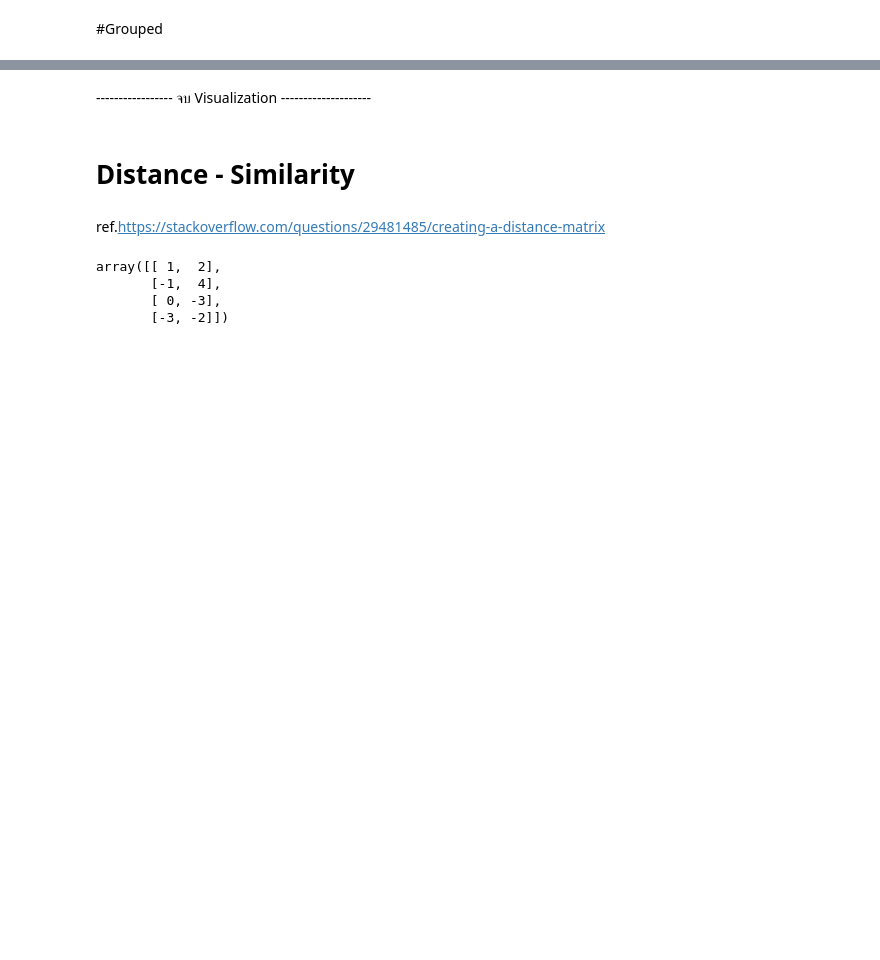
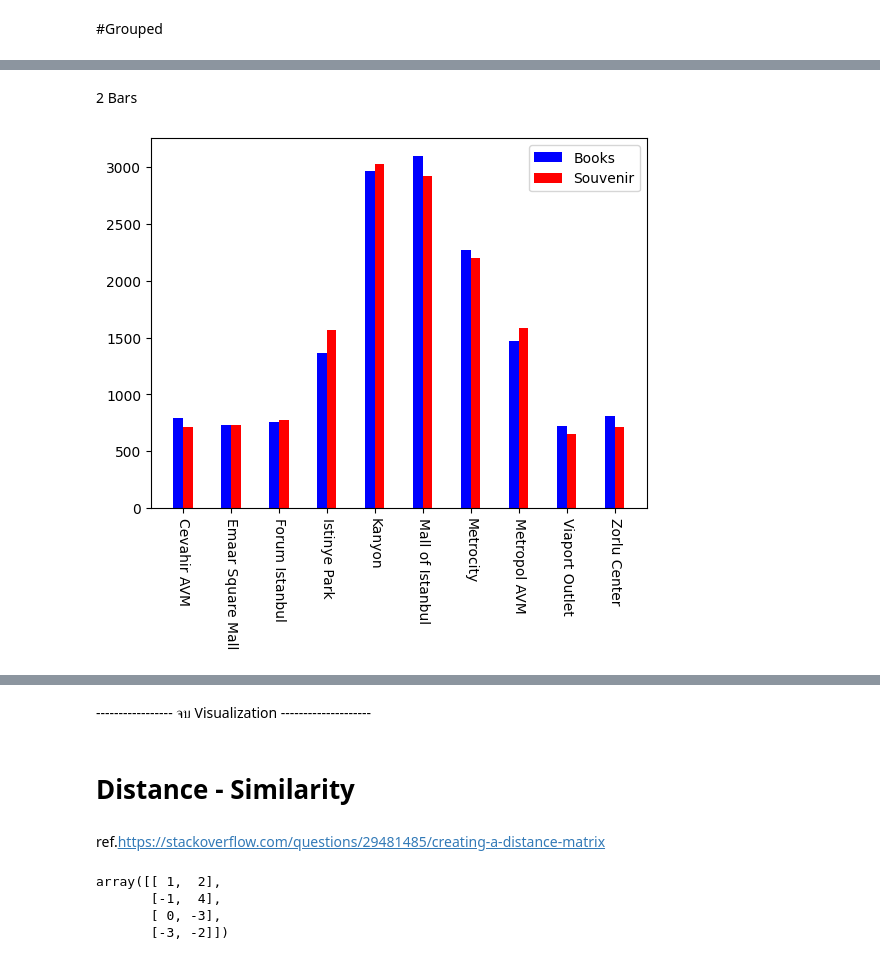
Before and after one commit to ThitipornJaiaue/BSC_DPDM23, a Jupyter notebook: Understanding_Data.ipynb, the cells around one changed output, grey strips where cells are left out. Saved outputs shown, nothing was run; the diff lists cells and outputs as text; code cells hidden in the pictures; blank space fills up the shorter version.

```diff
--- a/Understanding_Data.ipynb
+++ b/Understanding_Data.ipynb
@@ -402,0 +442,13 @@ ValueError: ignored
+# %% [markdown]
+2 Bars
+# %%
+width = 0.2
+
+plt.bar([1-width/2,2-width/2,3-width/2,4-width/2,5-width/2,6-width/2,7-width/2,8-width/2,9-width/2,10-width/2]
+        ,bardata['Books'],width,color='b',label='Books')
+plt.bar([1+width/2,2+width/2,3+width/2,4+width/2,5+width/2,6+width/2,7+width/2,8+width/2,9+width/2,10+width/2]
+        ,bardata['Souvenir'],width,color='r',label='Souvenir')
+plt.xticks([1,2,3,4,5,6,7,8,9,10], bardata.reset_index()['shopping_mall'],rotation=270)
+plt.legend();
+# %% [output]
+[figure, added]
```
Also changed, not shown: parts of 21 cells of this notebook.
